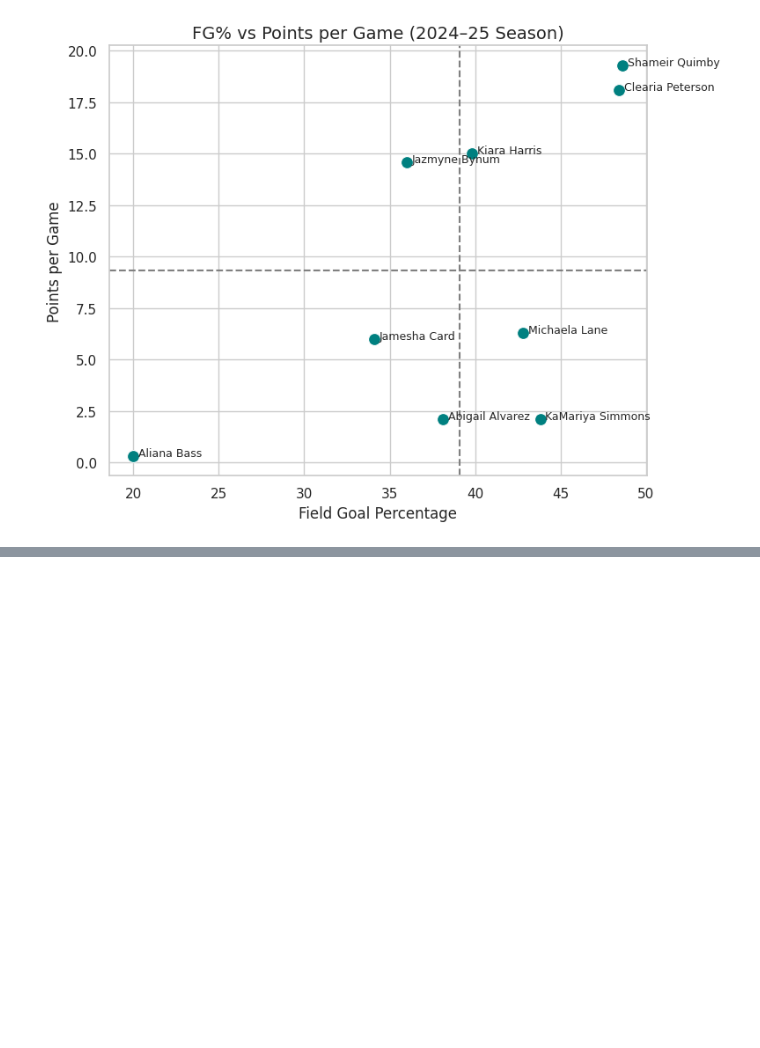
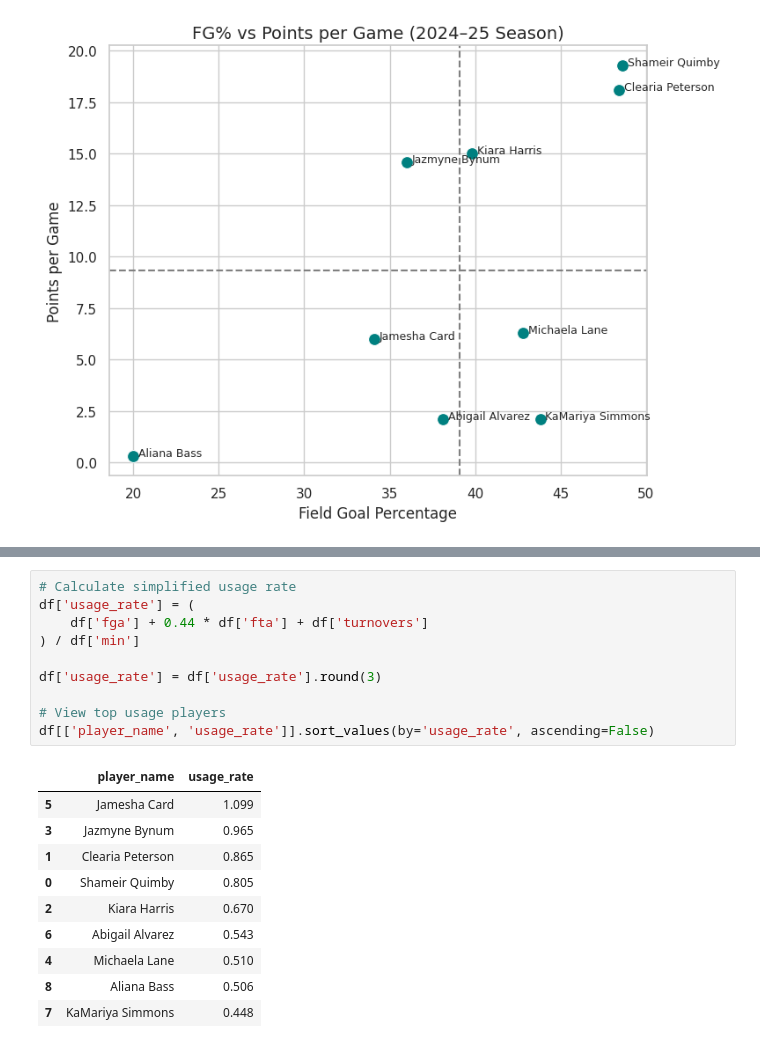
Before and after one commit to MiamiCrypto/Sports-Analytics-, a Jupyter notebook: WBB_2024_25_Season.ipynb, the cells around one changed output, grey strips where cells are left out. Drawn from its saved outputs; the diff is of its cells as text; blank space fills up the shorter version.

```diff
--- a/WBB_2024_25_Season.ipynb
+++ b/WBB_2024_25_Season.ipynb
@@ -1216,0 +1331,21 @@ plt.show()
+# %%
+# Calculate simplified usage rate
+df['usage_rate'] = (
+    df['fga'] + 0.44 * df['fta'] + df['turnovers']
+) / df['min']
+
+df['usage_rate'] = df['usage_rate'].round(3)
+
+# View top usage players
+df[['player_name', 'usage_rate']].sort_values(by='usage_rate', ascending=False)
+# %% [output]
+|  | player_name | usage_rate |
+| 5 | Jamesha Card | 1.099 |
+| 3 | Jazmyne Bynum | 0.965 |
+| 1 | Clearia Peterson | 0.865 |
+| 0 | Shameir Quimby | 0.805 |
+| 2 | Kiara Harris | 0.670 |
+| 6 | Abigail Alvarez | 0.543 |
+| 4 | Michaela Lane | 0.510 |
+| 8 | Aliana Bass | 0.506 |
+| 7 | KaMariya Simmons | 0.448 |
```
Also changed, not shown: parts of 14 cells of this notebook.
